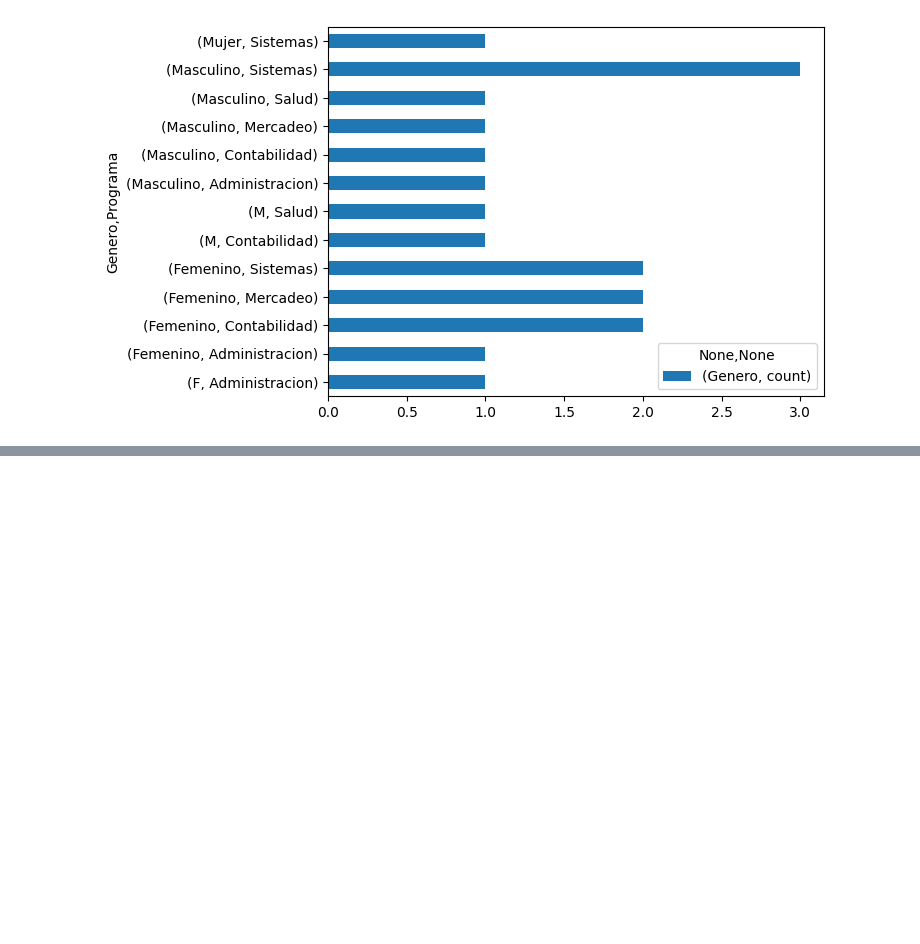
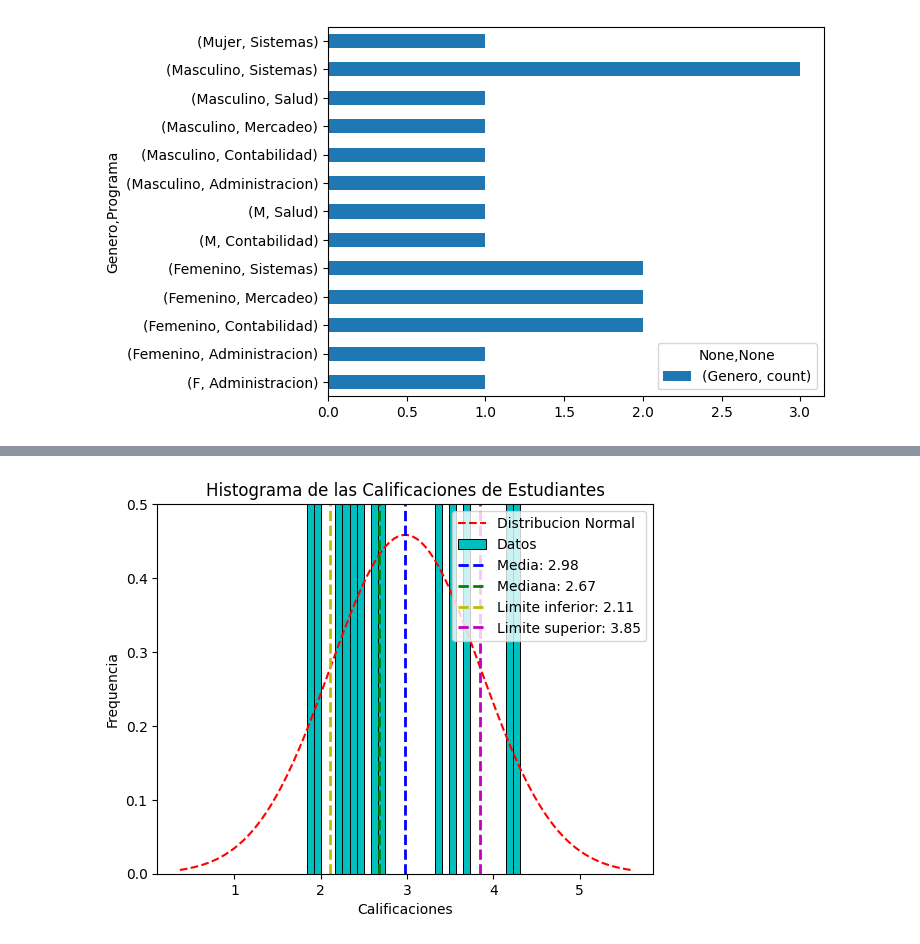
Before and after one commit to aperezn298/CienciaDatosSENA, a Jupyter notebook: 03AnalisisDatos/04EntendimientoDatos/07PracticaClaseEntendimiento.ipynb, the cells around one changed output, grey strips where cells are left out. Saved outputs shown, nothing was run; the diff lists cells and outputs as text; code cells hidden in the pictures; blank space fills up the shorter version.

```diff
--- a/03AnalisisDatos/04EntendimientoDatos/07PracticaClaseEntendimiento.ipynb
+++ b/03AnalisisDatos/04EntendimientoDatos/07PracticaClaseEntendimiento.ipynb
@@ -148,0 +259,33 @@ plt.show()
+# %%
+g1 = dataset['Ciencias']
+
+mu, sigma = g1.mean(), g1.std()
+median = g1.median()
+
+# Calcular los límites superior e inferior de la desviación estándar
+lower_limit, upper_limit = mu - sigma, mu + sigma
+
+# Crear una distribución normal con la media y la desviación estándar de g1
+x = np.linspace(mu - 3*sigma, mu + 3*sigma, 100)
+y = st.norm.pdf(x, mu, sigma)
+
+# Crear el gráfico
+plt.plot(x, y, 'r--', label="Distribucion Normal ")
+plt.hist(g1, 30, color='c', histtype='bar', cumulative=False, edgecolor='black', linewidth=0.7, density=True, label="Datos")
+
+# Agregar la media y la mediana
+plt.axvline(mu, color='b', linestyle='dashed', linewidth=2, label=f'Media: {mu:.2f}')
+plt.axvline(median, color='g', linestyle='dashed', linewidth=2, label=f'Mediana: {median:.2f}')
+
+# Agregar los límites de la desviación estándar
+plt.axvline(lower_limit, color='y', linestyle='dashed', linewidth=2, label=f'Limite inferior: {lower_limit:.2f}')
+plt.axvline(upper_limit, color='m', linestyle='dashed', linewidth=2, label=f'Limite superior: {upper_limit:.2f}')
+
+plt.ylim(0, 0.5)
+plt.ylabel('Frequencia')
+plt.xlabel('Calificaciones')
+plt.title('Histograma de las Calificaciones de Estudiantes')
+plt.legend(loc="upper right")
+plt.show()
+# %% [output]
+[figure, added]
```
Also changed, not shown: parts of 9 cells of this notebook.
